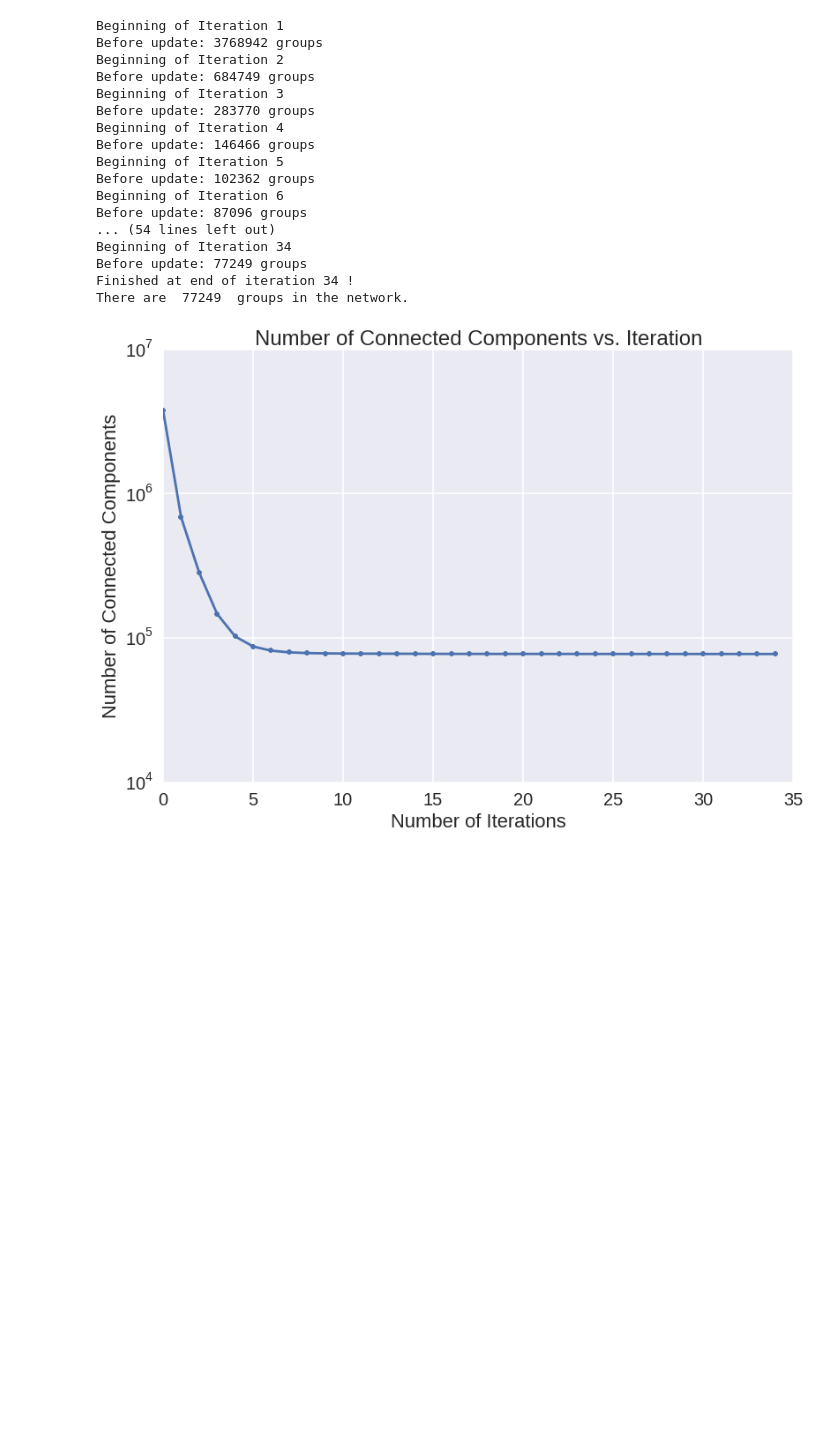
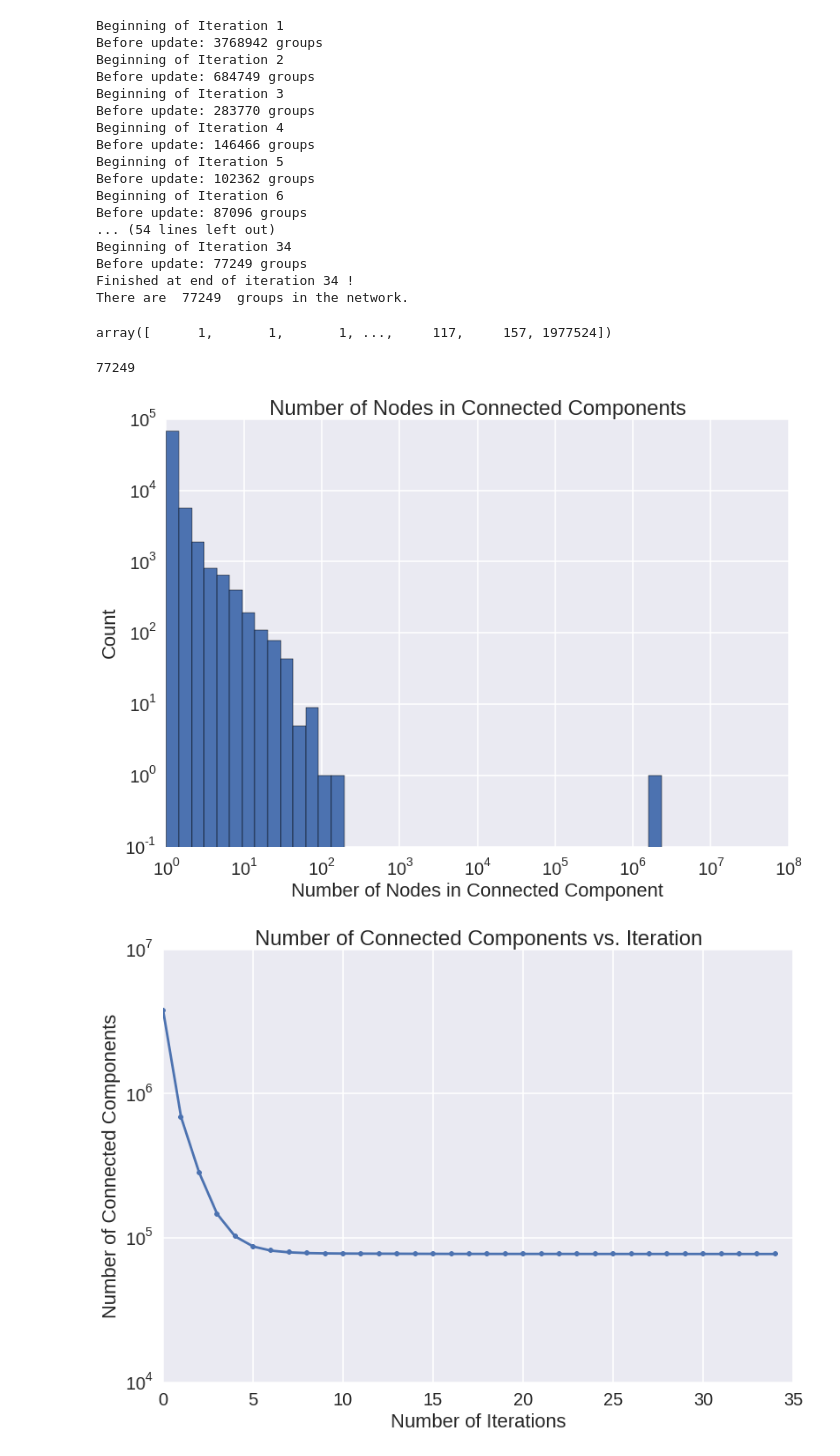
Before and after one commit to harvard-cs205/cs205-homework, a Jupyter notebook: HW1/P5/2015_09_29_wiki_graph_connected_components_directed.ipynb, the cells around one changed output. Saved outputs shown, nothing was run; the diff lists cells and outputs as text; code cells hidden in the pictures; blank space fills up the shorter version.

Commit message:
Directed case is done, as well as its corresponding histogram!

```diff
--- a/HW1/P5/2015_09_29_wiki_graph_connected_components_directed.ipynb
+++ b/HW1/P5/2015_09_29_wiki_graph_connected_components_directed.ipynb
@@ -72,7 +72,7 @@ def get_acceptable_links(x):
     # They *are* a connected component.
     return (parent, symmetric_links)
 # %%
-symmetric_links = joined_links.map(get_acceptable_links, preservesPartitioning=True).cache()
+symmetric_links = joined_links.map(get_acceptable_links, preservesPartitioning=True)
 # %%
 network_rdd = symmetric_links
 # %% [markdown]
@@ -109,6 +109,31 @@ Beginning of Iteration 34
 Before update: 77249 groups
 Finished at end of iteration 34 !
 There are  77249  groups in the network.
+# %%
+num_rdd = connector.get_number_of_nodes_per_index()
+# %%
+id_and_num = num_rdd.collect()
+# %%
+num_nodes = map(lambda x: x[1], id_and_num)
+# %%
+np.sort(num_nodes)
+# %% [output]
+array([      1,       1,       1, ...,     117,     157, 1977524])
+# %%
+len(num_nodes)
+# %% [output]
+77249
+# %%
+plt.hist(num_nodes, bins=np.logspace(0, 8))
+plt.gca().set_xscale('log')
+plt.gca().set_yscale('log')
+plt.ylim(10.**-1., 10**5.)
+plt.xlabel('Number of Nodes in Connected Component')
+plt.ylabel('Count')
+plt.title('Number of Nodes in Connected Components')
+plt.savefig('directed_num_nodes_per_component.png', dpi=200, bbox_inches='tight')
+# %% [output]
+[figure, added]
 # %%
 indices_vs_iteration = connector.num_unique_vs_iteration
 # %%
```
Also changed, not shown: parts of 3 cells of this notebook, 1 other file.
